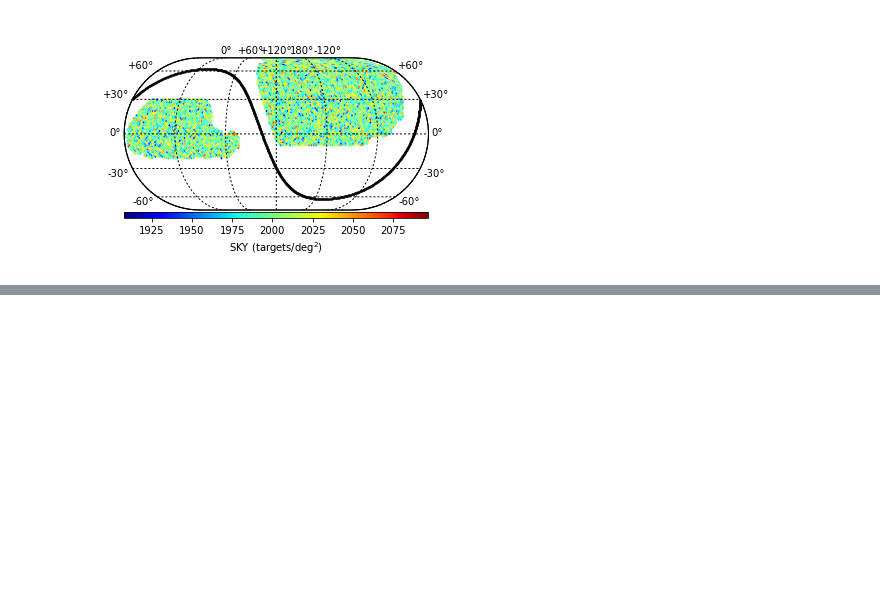
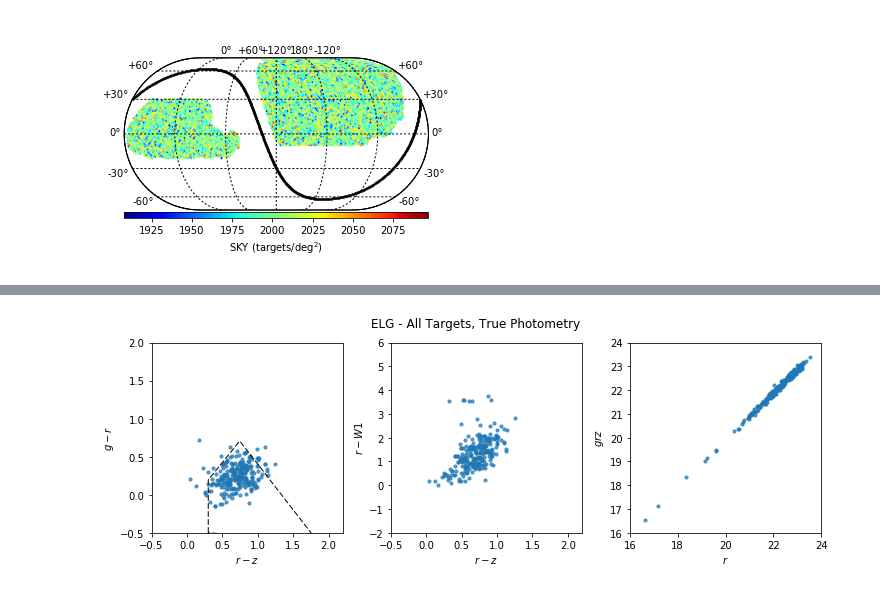
Before and after one commit to desihub/desitarget, a Jupyter notebook: doc/nb/mock-qa.ipynb, the cells around one changed output, grey strips where cells are left out. Saved outputs shown, nothing was run; the diff lists cells and outputs as text; code cells hidden in the pictures; blank space fills up the shorter version.

```diff
--- a/doc/nb/mock-qa.ipynb
+++ b/doc/nb/mock-qa.ipynb
@@ -427,0 +579,5 @@ def elg_colorbox(ax):
+# %%
+# All targets, true (noiseless) hpotometry.
+qaplot_colorcolor(targets, objtype=objtype, truth=truth)
+# %% [output]
+[figure, added]
```
Also changed, not shown: parts of 41 cells of this notebook.
